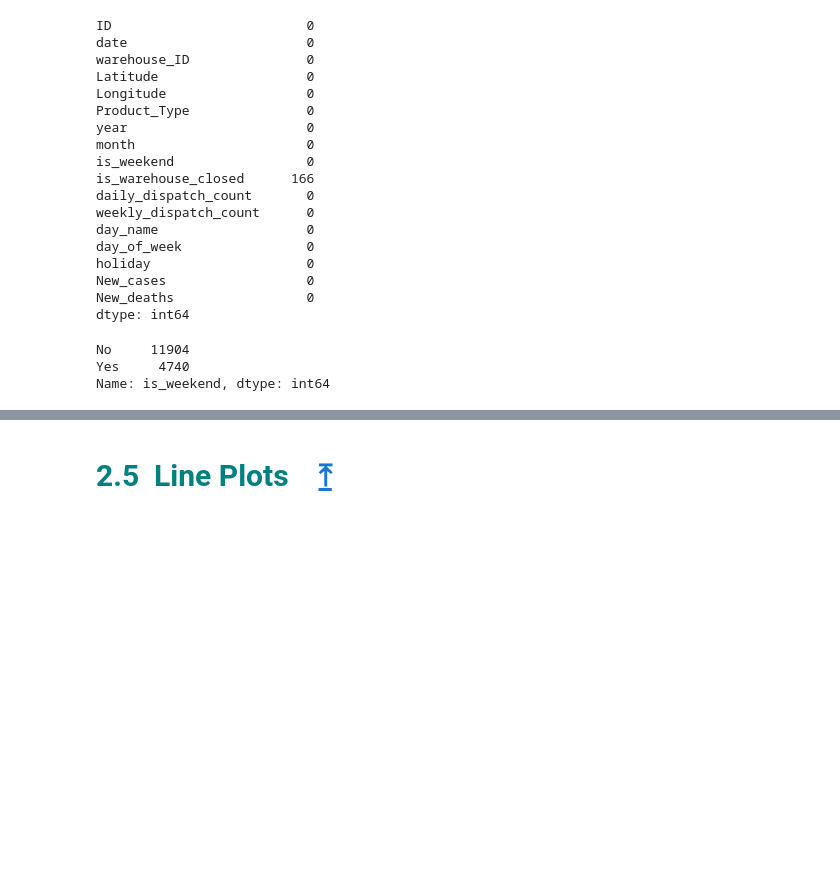
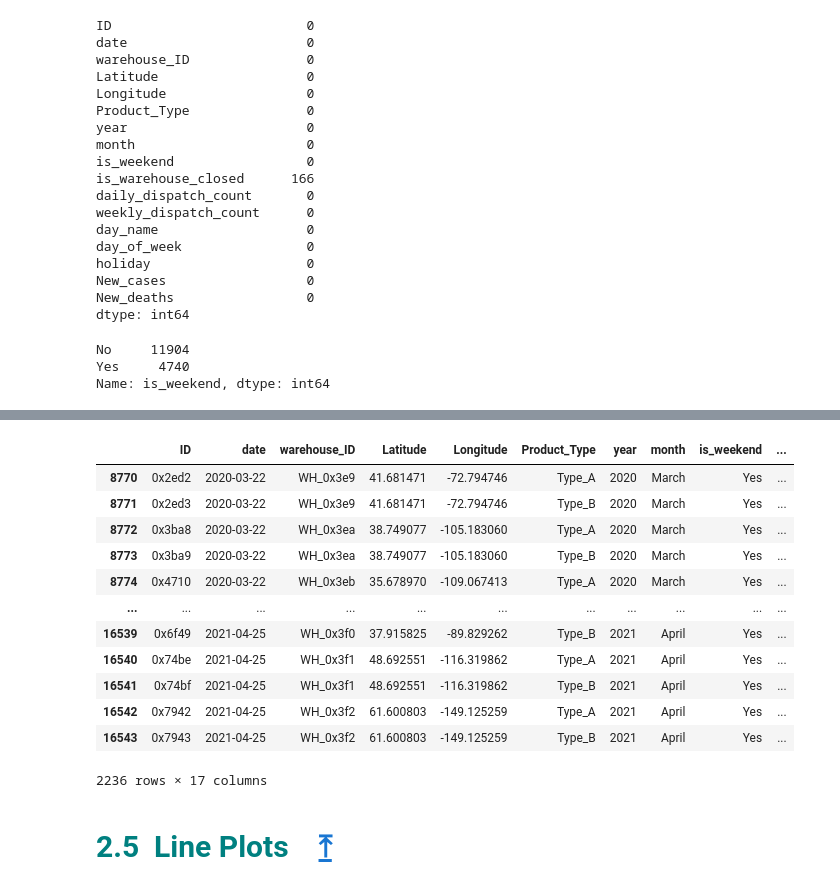
Before and after one commit to piyumaha12/Tredence-Data-Scientist-Hackathon, a Jupyter notebook: demand_forecasting.ipynb, the cells around one changed output, grey strips where cells are left out. Cells and saved outputs as stored; diff of their text form; code cells hidden in the pictures; blank space fills up the shorter version.

```diff
--- a/demand_forecasting.ipynb
+++ b/demand_forecasting.ipynb
@@ -460,0 +465,3 @@ sns.countplot(data = train_complete, x = 'is_warehouse_closed', hue='is_weekend'
+# %%
+train_complete.loc[train_complete.daily_dispatch_count > 0, 'is_warehouse_closed'] = 'No'
+train_complete.loc[train_complete.daily_dispatch_count == 0, 'is_warehouse_closed'] = 'Yes'
@@ -461,3 +489,19 @@ sns.countplot(data = train_complete, x = 'is_warehouse_closed', hue='is_weekend'
+# %%
+train_complete[(train_complete.is_weekend=='Yes') & (train_complete.date > '2020-03-21')]
+# %% [output]
+|  | ID | date | warehouse_ID | Latitude | Longitude | Product_Type | year | month | is_weekend | ... |
+| 8770 | 0x2ed2 | 2020-03-22 | WH_0x3e9 | 41.681471 | -72.794746 | Type_A | 2020 | March | Yes | ... |
+| 8771 | 0x2ed3 | 2020-03-22 | WH_0x3e9 | 41.681471 | -72.794746 | Type_B | 2020 | March | Yes | ... |
+| 8772 | 0x3ba8 | 2020-03-22 | WH_0x3ea | 38.749077 | -105.183060 | Type_A | 2020 | March | Yes | ... |
+| 8773 | 0x3ba9 | 2020-03-22 | WH_0x3ea | 38.749077 | -105.183060 | Type_B | 2020 | March | Yes | ... |
+| 8774 | 0x4710 | 2020-03-22 | WH_0x3eb | 35.678970 | -109.067413 | Type_A | 2020 | March | Yes | ... |
+| ... | ... | ... | ... | ... | ... | ... | ... | ... | ... | ... |
+| 16539 | 0x6f49 | 2021-04-25 | WH_0x3f0 | 37.915825 | -89.829262 | Type_B | 2021 | April | Yes | ... |
+| 16540 | 0x74be | 2021-04-25 | WH_0x3f1 | 48.692551 | -116.319862 | Type_A | 2021 | April | Yes | ... |
+| 16541 | 0x74bf | 2021-04-25 | WH_0x3f1 | 48.692551 | -116.319862 | Type_B | 2021 | April | Yes | ... |
+| 16542 | 0x7942 | 2021-04-25 | WH_0x3f2 | 61.600803 | -149.125259 | Type_A | 2021 | April | Yes | ... |
+| 16543 | 0x7943 | 2021-04-25 | WH_0x3f2 | 61.600803 | -149.125259 | Type_B | 2021 | April | Yes | ... |
+2236 rows × 17 columns
 # %% [markdown]
 <a id="2.5"></a>
 ## <span style="font-family: Verdana; font-size: 30px; font-style: normal; font-weight: bold; text-decoration: none; text-transform: none; letter-spacing: 3px; background-color: #ffffff; color: teal;" id="line_plots">2.5&nbsp;&nbsp;Line Plots&nbsp;&nbsp;&nbsp;&nbsp;<a href="#toc">&#10514;</a></center></span>
```
Also changed, not shown: parts of 4 cells of this notebook.
